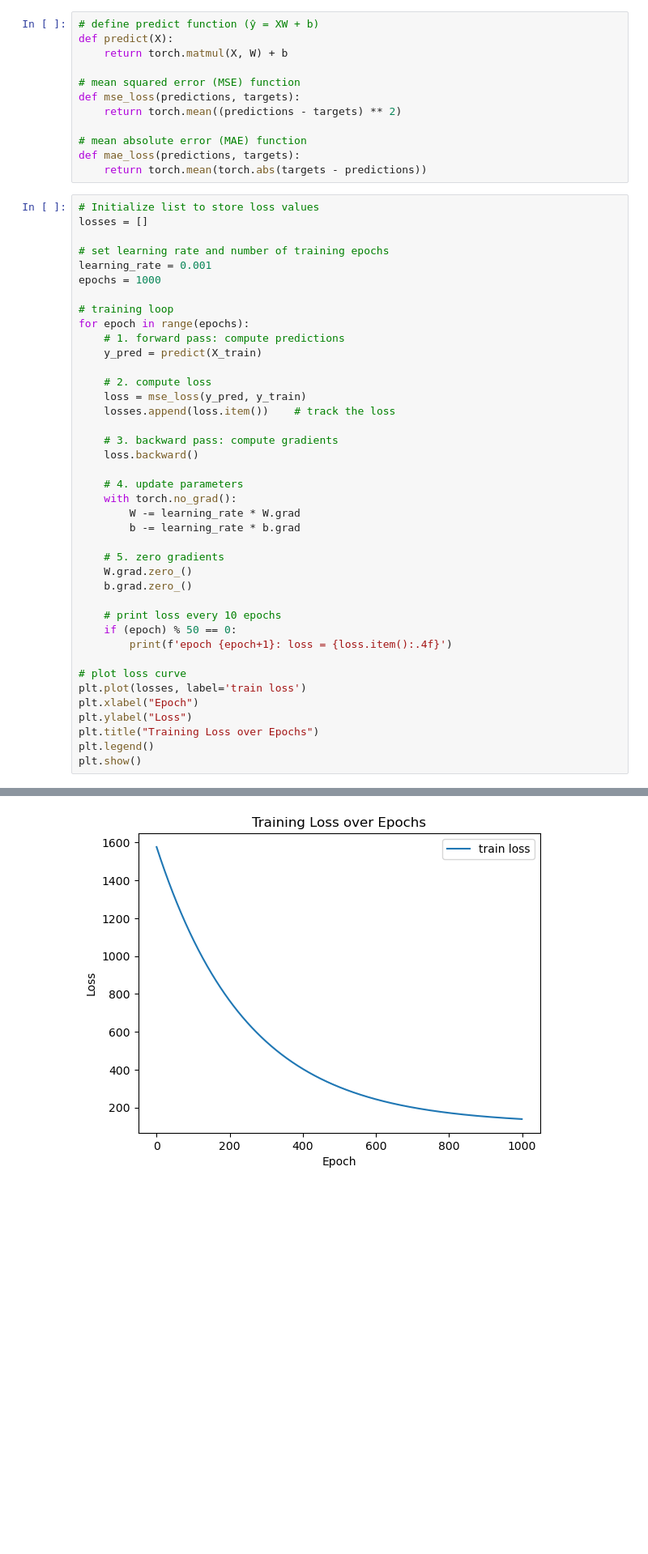
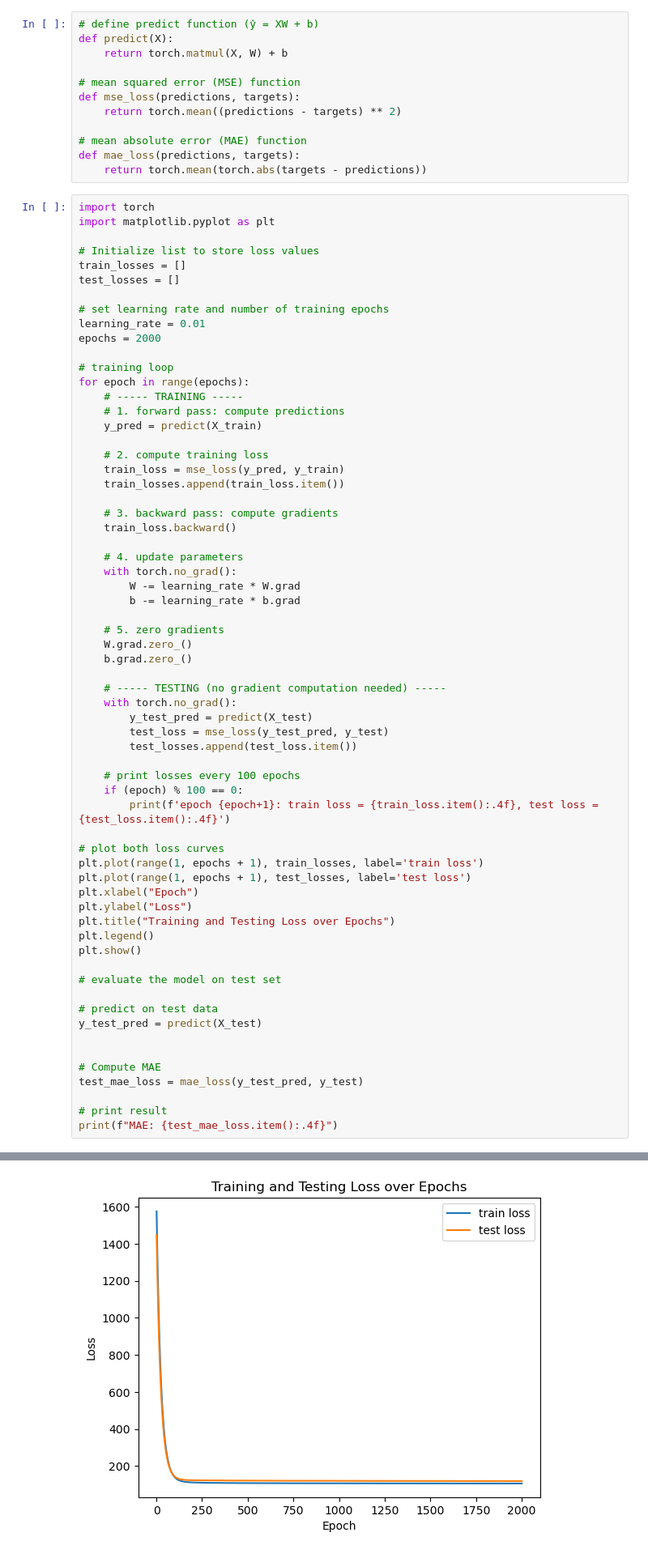
Before and after one commit to frankmtetwa/pytorch-regression-from-scratch, a Jupyter notebook: project-linear.ipynb, the cells around one changed output, grey strips where cells are left out. Shown at 81% size. Cells and saved outputs as stored; diff of their text form; blank space fills up the shorter version.

```diff
--- a/project-linear.ipynb
+++ b/project-linear.ipynb
@@ -135,24 +135,29 @@ def mse_loss(predictions, targets):
 def mae_loss(predictions, targets):
     return torch.mean(torch.abs(targets - predictions))
 # %%
+import torch
+import matplotlib.pyplot as plt
+
 # Initialize list to store loss values
-losses = []
+train_losses = []
+test_losses = []
 
 # set learning rate and number of training epochs
-learning_rate = 0.001
-epochs = 1000
+learning_rate = 0.01
+epochs = 2000
 
 # training loop
 for epoch in range(epochs):
+    # ----- TRAINING -----
     # 1. forward pass: compute predictions
     y_pred = predict(X_train)
 
-    # 2. compute loss
-    loss = mse_loss(y_pred, y_train)
-    losses.append(loss.item())    # track the loss
+    # 2. compute training loss
+    train_loss = mse_loss(y_pred, y_train)
+    train_losses.append(train_loss.item())
 
     # 3. backward pass: compute gradients
-    loss.backward()
+    train_loss.backward()
 
     # 4. update parameters
     with torch.no_grad():
@@ -163,15 +168,34 @@ for epoch in range(epochs):
     W.grad.zero_()
     b.grad.zero_()
 
-    # print loss every 10 epochs
-    if (epoch) % 50 == 0:
-        print(f'epoch {epoch+1}: loss = {loss.item():.4f}')
+    # ----- TESTING (no gradient computation needed) -----
+    with torch.no_grad():
+        y_test_pred = predict(X_test)
+        test_loss = mse_loss(y_test_pred, y_test)
+        test_losses.append(test_loss.item())
 
-# plot loss curve
-plt.plot(losses, label='train loss')
+    # print losses every 100 epochs
+    if (epoch) % 100 == 0:
+        print(f'epoch {epoch+1}: train loss = {train_loss.item():.4f}, test loss = {test_loss.item():.4f}')
+
+# plot both loss curves
+plt.plot(range(1, epochs + 1), train_losses, label='train loss')
+plt.plot(range(1, epochs + 1), test_losses, label='test loss')
 plt.xlabel("Epoch")
 plt.ylabel("Loss")
-plt.title("Training Loss over Epochs")
+plt.title("Training and Testing Loss over Epochs")
 plt.legend()
 plt.show()
+
+# evaluate the model on test set
+
+# predict on test data
+y_test_pred = predict(X_test)
+
+
+# Compute MAE
+test_mae_loss = mae_loss(y_test_pred, y_test)
+
+# print result
+print(f"MAE: {test_mae_loss.item():.4f}")
 # %% [output]
@@ -198 +222 @@ epoch 951: loss = 145.1531
-[figure, old version]
+[figure, new version]
```
Also changed, not shown: parts of 2 cells of this notebook, 1 other file.
